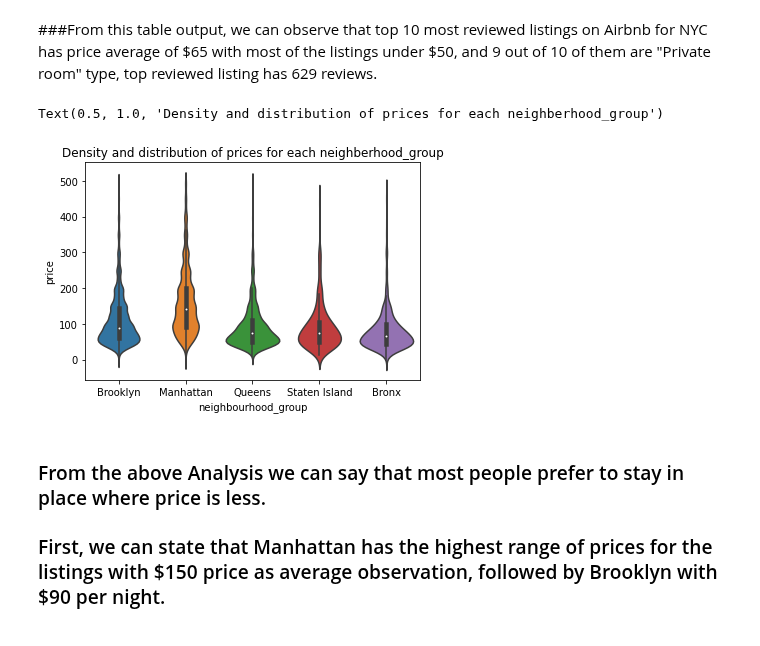
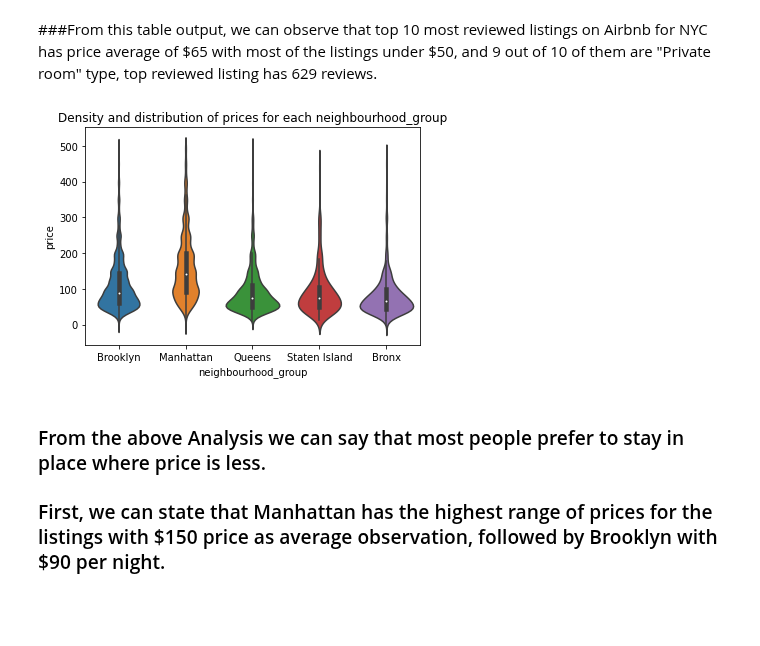
Before and after one commit to SaurabhAradwad/EDA-Airbnb-NYC-, a Jupyter notebook: Airbnb_Bookings_Analysis_Capstone_Project.ipynb, the cells around one changed output. Drawn from its saved outputs; the diff is of its cells as text; code cells hidden in the pictures.

```diff
--- a/Airbnb_Bookings_Analysis_Capstone_Project.ipynb
+++ b/Airbnb_Bookings_Analysis_Capstone_Project.ipynb
@@ -476,17 +486,17 @@ Average price per night: 65.4
 # %%
 #we can see from our statistical table that we have some extreme values, therefore we need to remove them for the sake of a better visualization
 
 #creating a sub-dataframe with no extreme values / less than 500
 
 var_1 = airbnb[airbnb.price < 500]
 
-#using violinplot to showcase density and distribtuion of prices
+#using violinplot to showcase density and distribution of prices
 
-viz_2=sns.violinplot(data = var_1, x='neighbourhood_group', y='price')
-viz_2.set_title('Density and distribution of prices for each neighberhood_group')
+viz = sns.violinplot(x='neighbourhood_group', y='price',data = var_1)
+viz.set_title('Density and distribution of prices for each neighbourhood_group');
+plt.show()
 # %% [output]
-Text(0.5, 1.0, 'Density and distribution of prices for each neighberhood_group')
-[figure, old version]
+[figure, new version]
 # %% [markdown]
 ### From the above Analysis we can say that most people prefer to stay in place where price is less.
 
```
Also changed, not shown: parts of 5 cells of this notebook.
